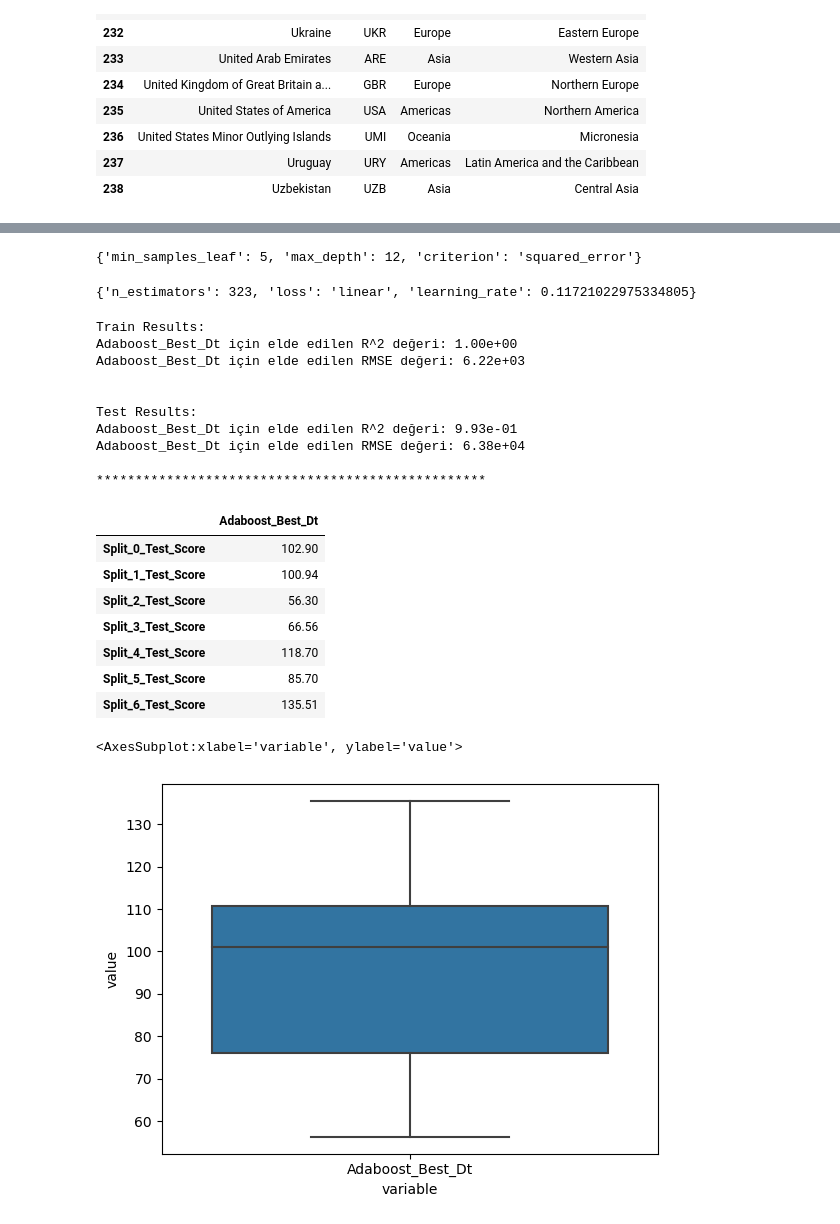
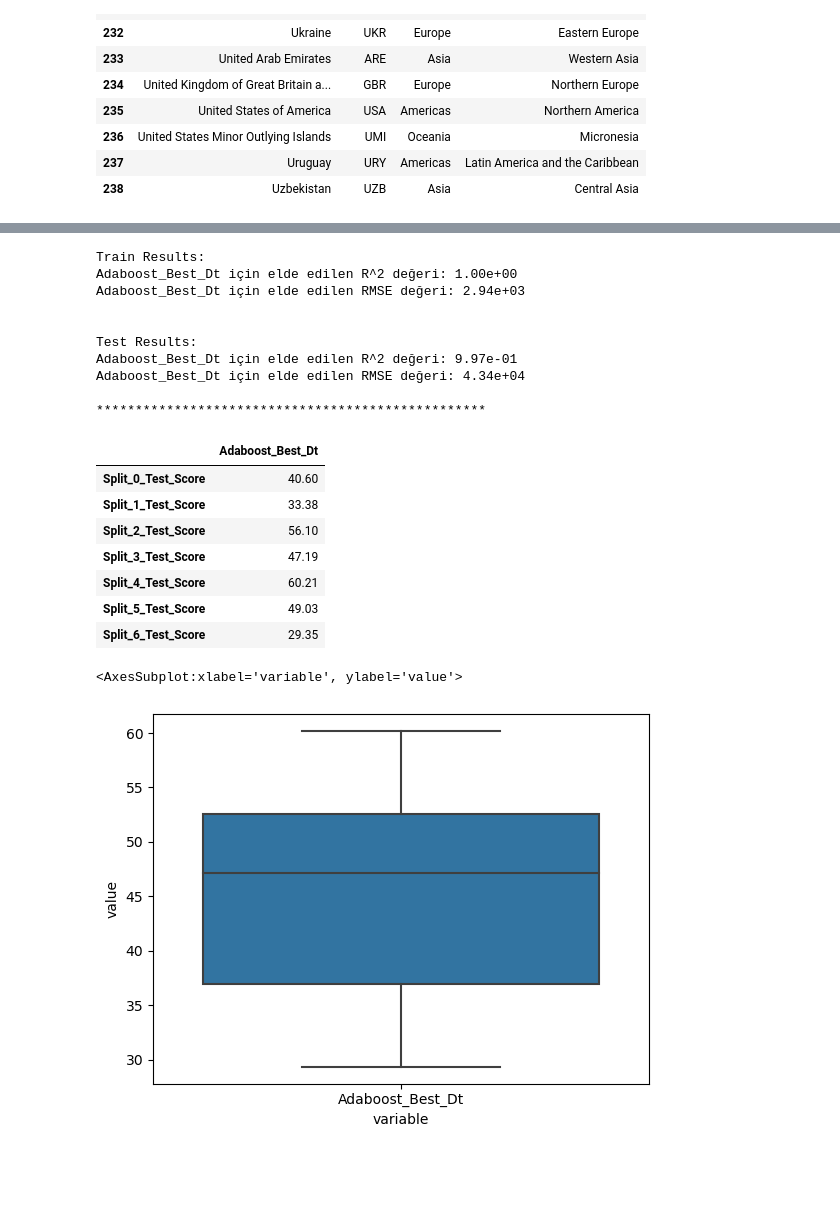
Before and after one commit to TunahanKanbak/VBM655, a Jupyter notebook: main.ipynb, the cells around one changed output, grey strips where cells are left out. Cells and saved outputs as stored; diff of their text form; code cells hidden in the pictures; blank space fills up the shorter version.

```diff
--- a/main.ipynb
+++ b/main.ipynb
@@ -704,0 +365,11 @@ Adaboost_Best_Dt için elde edilen RMSE değeri: 6.13e+04
+# %%
+base_estimator = random_search_decision_tree.best_estimator_ #Daha önce elde ettiğimiz ideal ağacı kullandığımzda AdaBoosta ait sonucun iyileştiği görülmektedir. Decision tree için ekstra grid search yapılmamıştır.
+adaboost = AdaBoostRegressor(base_estimator, random_state=2022)
+
+param_distributions = {
+    "n_estimators": np.linspace(5, 500, 10).astype(np.int32),
+    "learning_rate": np.logspace(-1, 3, 10)
+}
+
+random_search_adaboost_fresh_dt = RandomizedSearchCV(adaboost, param_distributions=param_distributions, scoring="neg_mean_poisson_deviance", cv=10, n_jobs=-3, n_iter=75, random_state=2022)
+random_search_adaboost_fresh_dt.fit(X_train, y_train)
@@ -763,27 +534,27 @@ df.drop(labels=["co2_emission_kt", "transformed_co2_emission_kt"], axis=1).head(
 # %%
-X_train_selected = X_train[:, [3, 5, 6]]
-X_test_selected = X_test[:, [3, 5, 6]]
+X_train_selected = X_train[:, [0, 2, 3, 6]]
+X_test_selected = X_test[:, [0, 2, 3, 6]]
 
 dt_selected = DecisionTreeRegressor(random_state=2022)
 
-param_distributions = {
-    "max_depth":np.linspace(2, 50, 15).astype(np.int32),
-    "min_samples_leaf":np.linspace(5, 100, 15).astype(np.int32),
+param_grid = {
+    "max_depth":np.linspace(5, 50, 5).astype(np.int32),
+    "min_samples_leaf":np.linspace(5, 75, 5).astype(np.int32),
     "criterion": ["squared_error", "poisson", "absolute_error"]
 }
 
-random_search_decision_tree = RandomizedSearchCV(dt_selected, param_distributions=param_distributions, scoring="neg_mean_poisson_deviance", cv=7, n_jobs=-3, n_iter=50, verbose=2, random_state=2022)
-random_search_decision_tree.fit(X_train_selected, y_train)
+grid_search_decision_tree = GridSearchCV(dt_selected, param_grid=param_grid, scoring="neg_mean_poisson_deviance", cv=7, n_jobs=-3)
+grid_search_decision_tree.fit(X_train_selected, y_train)
 
-base_estimator = random_search_decision_tree.best_estimator_ #Daha önce elde ettiğimiz ideal ağacı kullandığımzda AdaBoosta ait sonucun iyileştiği görülmektedir. Decision tree için ekstra grid search yapılmamıştır.
+base_estimator = grid_search_decision_tree.best_estimator_ #Daha önce elde ettiğimiz ideal ağacı kullandığımzda AdaBoosta ait sonucun iyileştiği görülmektedir. Decision tree için ekstra grid search yapılmamıştır.
 adaboost_selected = AdaBoostRegressor(base_estimator, random_state=2022)
 
-param_distributions = {
-    "n_estimators": np.linspace(5, 500, 15).astype(np.int32),
-    "learning_rate": np.logspace(-3, 1, 30),
+param_grid = {
+    "n_estimators": np.linspace(5, 500, 5).astype(np.int32),
+    "learning_rate": np.logspace(-2, 1, 5),
     "loss": ["linear", "square", "exponential"]
 }
 
-random_search_adaboost_selected = RandomizedSearchCV(adaboost_selected, param_distributions=param_distributions, scoring="neg_mean_poisson_deviance", cv=7, n_jobs=-3, n_iter=50, verbose=2, random_state=2022)
-random_search_adaboost_selected.fit(X_train_selected, y_train)
+grid_search_adaboost_selected = GridSearchCV(adaboost_selected, param_grid=param_grid, scoring="neg_mean_poisson_deviance", cv=7, n_jobs=-3)
+grid_search_adaboost_selected.fit(X_train_selected, y_train)
 # %% [output]
@@ -825,12 +572,6 @@ RandomizedSearchCV(cv=7,
-# %%
-display(random_search_decision_tree.best_params_)
-display(random_search_adaboost_selected.best_params_)
-# %% [output]
-{'min_samples_leaf': 5, 'max_depth': 12, 'criterion': 'squared_error'}
-{'n_estimators': 323, 'loss': 'linear', 'learning_rate': 0.11721022975334805}
 # %%
 model_list = {
-    "Adaboost_Best_Dt": random_search_adaboost_selected
+    "Adaboost_Best_Dt": grid_search_adaboost_selected
 }
 
 cv_results = pd.DataFrame(index=["Split_{:d}_Test_Score".format(i) for i in range(0, 7)])
@@ -854,42 +595,42 @@ for model in tqdm(model_list.keys()):
     coef_of_determination_train[model] = model_list[model].best_estimator_.score(X_train_selected, y_train)
     y_pred = model_list[model].best_estimator_.predict(X_train_selected)
     MSE_scores_train[model] = np.sqrt(MSE(y_train, y_pred))
 
 
 for model in coef_of_determination_test.index.values:
     print("Train Results:")
     print("{:s} için elde edilen R^2 değeri: {:.2e}".format(model, coef_of_determination_train[model]))
     print("{:s} için elde edilen RMSE değeri: {:.2e}".format(model, MSE_scores_train[model]))
 
     print("\n")
 
     print("Test Results:")
     print("{:s} için elde edilen R^2 değeri: {:.2e}".format(model, coef_of_determination_test[model]))
     print("{:s} için elde edilen RMSE değeri: {:.2e}".format(model, MSE_scores_test[model]))
     print("\n" + "*"*50 + "\n")
 
 display(cv_results)
 
 sns.boxplot(data=cv_results.melt(), x="variable", y="value")
 # %% [output]
 Train Results:
 Adaboost_Best_Dt için elde edilen R^2 değeri: 1.00e+00
-Adaboost_Best_Dt için elde edilen RMSE değeri: 6.22e+03
+Adaboost_Best_Dt için elde edilen RMSE değeri: 2.94e+03
 
 
 Test Results:
-Adaboost_Best_Dt için elde edilen R^2 değeri: 9.93e-01
-Adaboost_Best_Dt için elde edilen RMSE değeri: 6.38e+04
+Adaboost_Best_Dt için elde edilen R^2 değeri: 9.97e-01
+Adaboost_Best_Dt için elde edilen RMSE değeri: 4.34e+04
 
 **************************************************
 |  | Adaboost_Best_Dt |
-| Split_0_Test_Score | 102.90 |
-| Split_1_Test_Score | 100.94 |
-| Split_2_Test_Score | 56.30 |
-| Split_3_Test_Score | 66.56 |
-| Split_4_Test_Score | 118.70 |
-| Split_5_Test_Score | 85.70 |
-| Split_6_Test_Score | 135.51 |
+| Split_0_Test_Score | 40.60 |
+| Split_1_Test_Score | 33.38 |
+| Split_2_Test_Score | 56.10 |
+| Split_3_Test_Score | 47.19 |
+| Split_4_Test_Score | 60.21 |
+| Split_5_Test_Score | 49.03 |
+| Split_6_Test_Score | 29.35 |
 <AxesSubplot:xlabel='variable', ylabel='value'>
-[figure, old version]
+[figure, new version]
 # %%
```
Also changed, not shown: parts of 62 cells of this notebook.
